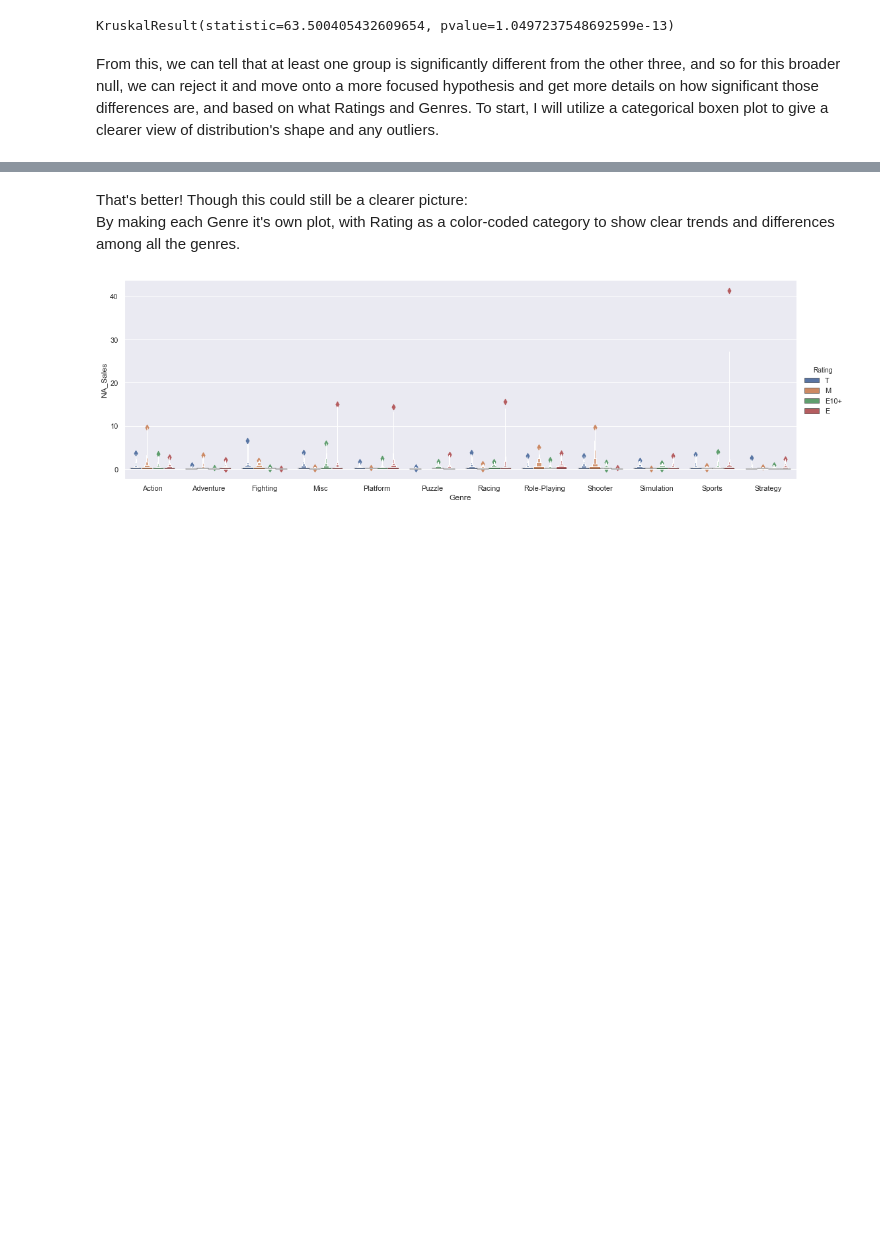
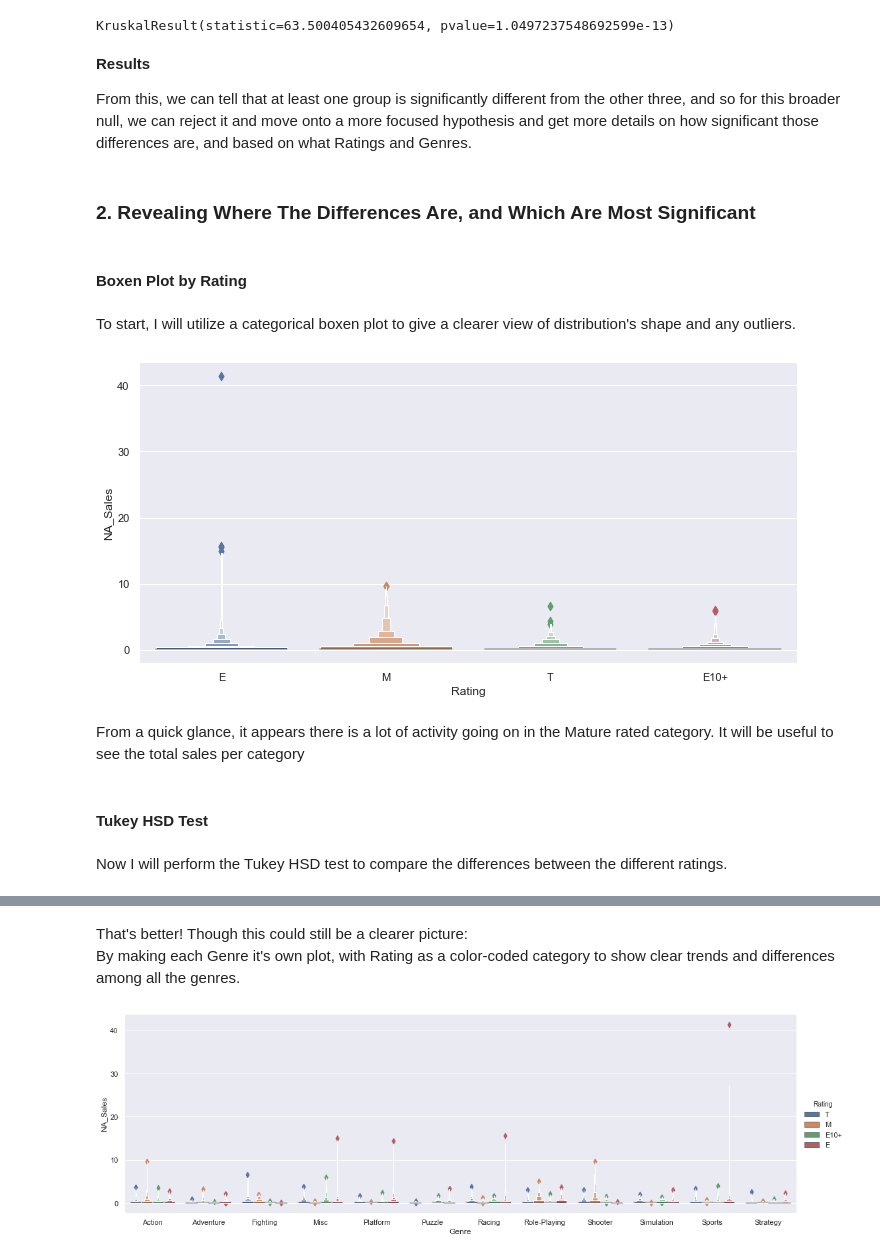
Before and after one commit to rjstange/Video-Game-Sales-by-ESRB-Rating, a Jupyter notebook: Video Game Sales By Maturity Rating.ipynb, the cells around one changed output, grey strips where cells are left out. Cells and saved outputs as stored; diff of their text form; code cells hidden in the pictures; blank space fills up the shorter version.

```diff
--- a/Video Game Sales By Maturity Rating.ipynb
+++ b/Video Game Sales By Maturity Rating.ipynb
@@ -113,4 +116,29 @@ stats.kruskal(
 # %% [output]
 KruskalResult(statistic=63.500405432609654, pvalue=1.0497237548692599e-13)
 # %% [markdown]
-From this, we can tell that at least one group is significantly different from the other three, and so for this broader null, we can reject it and move onto a more focused hypothesis and get more details on how significant those differences are, and based on what Ratings and Genres. To start, I will utilize a categorical boxen plot to give a clearer view of distribution's shape and any outliers.
+**Results**
+
+From this, we can tell that at least one group is significantly different from the other three, and so for this broader null, we can reject it and move onto a more focused hypothesis and get more details on how significant those differences are, and based on what Ratings and Genres.
+# %% [markdown]
+### 2. Revealing Where The Differences Are, and Which Are Most Significant
+# %% [markdown]
+#### Boxen Plot by Rating
+# %% [markdown]
+To start, I will utilize a categorical boxen plot to give a clearer view of distribution's shape and any outliers.
+# %%
+sns.catplot(
+    x="Rating",
+    y="NA_Sales",
+    kind="boxen",
+    aspect=2,
+    data=na_sales_e_to_m,
+)
+plt.show()
+# %% [output]
+[figure, added]
+# %% [markdown]
+From a quick glance, it appears there is a lot of activity going on in the Mature rated category. It will be useful to see the total sales per category
+# %% [markdown]
+#### Tukey HSD Test
+# %% [markdown]
+Now I will perform the Tukey HSD test to compare the differences between the different ratings.
```
Also changed, not shown: parts of 21 cells of this notebook.
